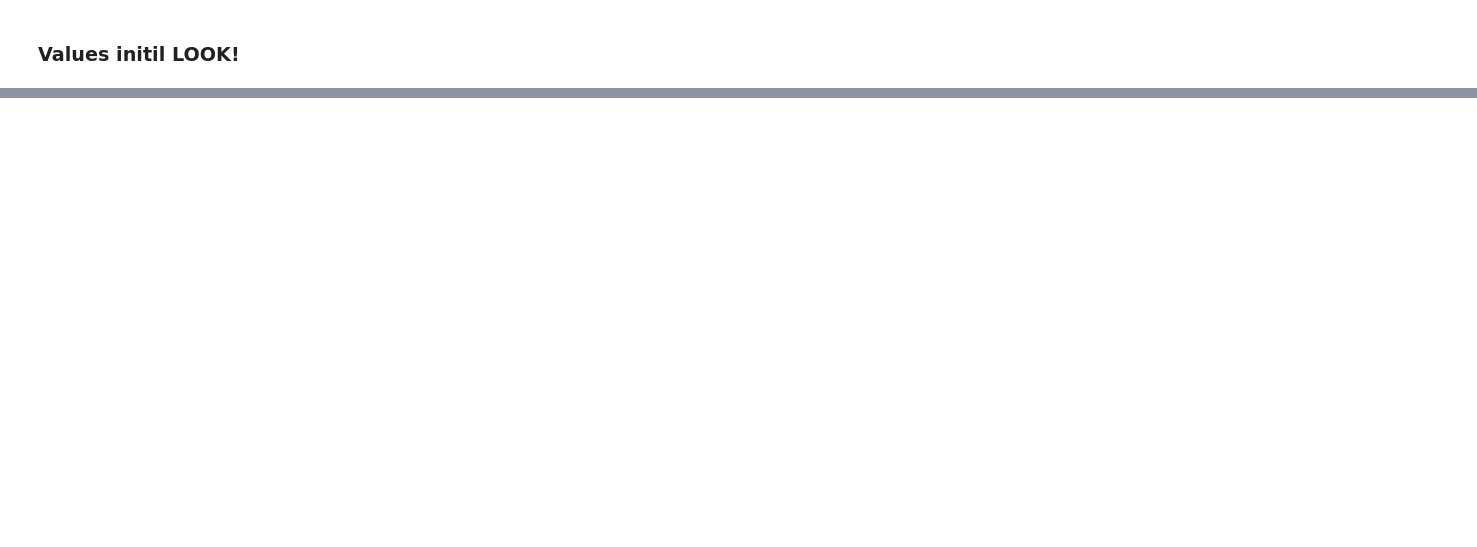
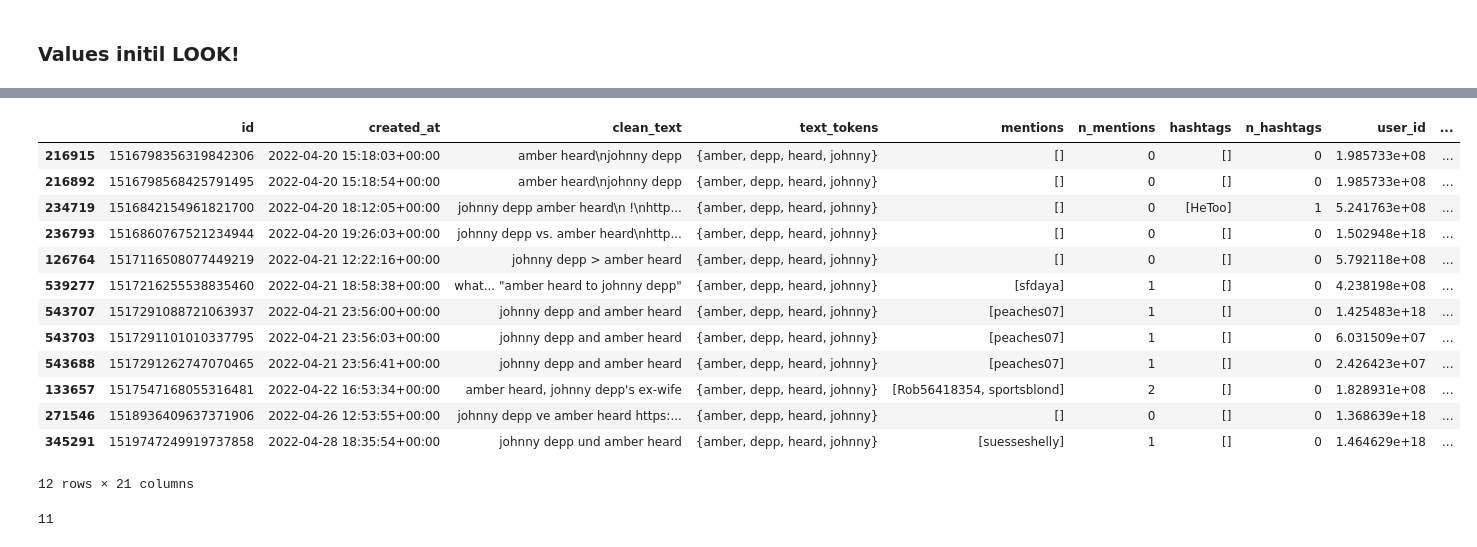
Before and after one commit to RescueSocial/SNA-AH-Case-Twitter, a Jupyter notebook: SameText/same_text_2022.ipynb, the cells around one changed output, grey strips where cells are left out. Cells and saved outputs as stored; diff of their text form; code cells hidden in the pictures; blank space fills up the shorter version.

```diff
--- a/SameText/same_text_2022.ipynb
+++ b/SameText/same_text_2022.ipynb
@@ -620,0 +1396,2 @@ list(jd.df_timing().query(' days == 0  and  hours == 0  and minutes == 0').usern
+# %%
+aj = SameText(df_tweets_2022_prepared, values.tokens[7])
@@ -620,0 +1461,21 @@ list(jd.df_timing().query(' days == 0  and  hours == 0  and minutes == 0').usern
+# %%
+aj.df_timing().query(' days == 0  and  hours == 0  and minutes == 0')
+# %% [output]
+|  | id | created_at | clean_text | text_tokens | mentions | n_mentions | hashtags | n_hashtags | user_id | ... |
+| 216915 | 1516798356319842306 | 2022-04-20 15:18:03+00:00 | amber heard\njohnny depp | {amber, depp, heard, johnny} | [] | 0 | [] | 0 | 1.985733e+08 | ... |
+| 216892 | 1516798568425791495 | 2022-04-20 15:18:54+00:00 | amber heard\njohnny depp | {amber, depp, heard, johnny} | [] | 0 | [] | 0 | 1.985733e+08 | ... |
+| 234719 | 1516842154961821700 | 2022-04-20 18:12:05+00:00 | johnny depp amber heard\n !\nhttp... | {amber, depp, heard, johnny} | [] | 0 | [HeToo] | 1 | 5.241763e+08 | ... |
+| 236793 | 1516860767521234944 | 2022-04-20 19:26:03+00:00 | johnny depp vs. amber heard\nhttp... | {amber, depp, heard, johnny} | [] | 0 | [] | 0 | 1.502948e+18 | ... |
+| 126764 | 1517116508077449219 | 2022-04-21 12:22:16+00:00 | johnny depp > amber heard | {amber, depp, heard, johnny} | [] | 0 | [] | 0 | 5.792118e+08 | ... |
+| 539277 | 1517216255538835460 | 2022-04-21 18:58:38+00:00 | what... "amber heard to johnny depp" | {amber, depp, heard, johnny} | [sfdaya] | 1 | [] | 0 | 4.238198e+08 | ... |
+| 543707 | 1517291088721063937 | 2022-04-21 23:56:00+00:00 | johnny depp and amber heard | {amber, depp, heard, johnny} | [peaches07] | 1 | [] | 0 | 1.425483e+18 | ... |
+| 543703 | 1517291101010337795 | 2022-04-21 23:56:03+00:00 | johnny depp and amber heard | {amber, depp, heard, johnny} | [peaches07] | 1 | [] | 0 | 6.031509e+07 | ... |
+| 543688 | 1517291262747070465 | 2022-04-21 23:56:41+00:00 | johnny depp and amber heard | {amber, depp, heard, johnny} | [peaches07] | 1 | [] | 0 | 2.426423e+07 | ... |
+| 133657 | 1517547168055316481 | 2022-04-22 16:53:34+00:00 | amber heard, johnny depp's ex-wife | {amber, depp, heard, johnny} | [Rob56418354, sportsblond] | 2 | [] | 0 | 1.828931e+08 | ... |
+| 271546 | 1518936409637371906 | 2022-04-26 12:53:55+00:00 | johnny depp ve amber heard https:... | {amber, depp, heard, johnny} | [] | 0 | [] | 0 | 1.368639e+18 | ... |
+| 345291 | 1519747249919737858 | 2022-04-28 18:35:54+00:00 | johnny depp und amber heard | {amber, depp, heard, johnny} | [suesseshelly] | 1 | [] | 0 | 1.464629e+18 | ... |
+12 rows × 21 columns
+# %%
+len(aj.df_timing().query(' days == 0  and  hours == 0  and minutes == 0').user_name.value_counts().index)
+# %% [output]
+11
```
Also changed, not shown: parts of 125 cells of this notebook.
